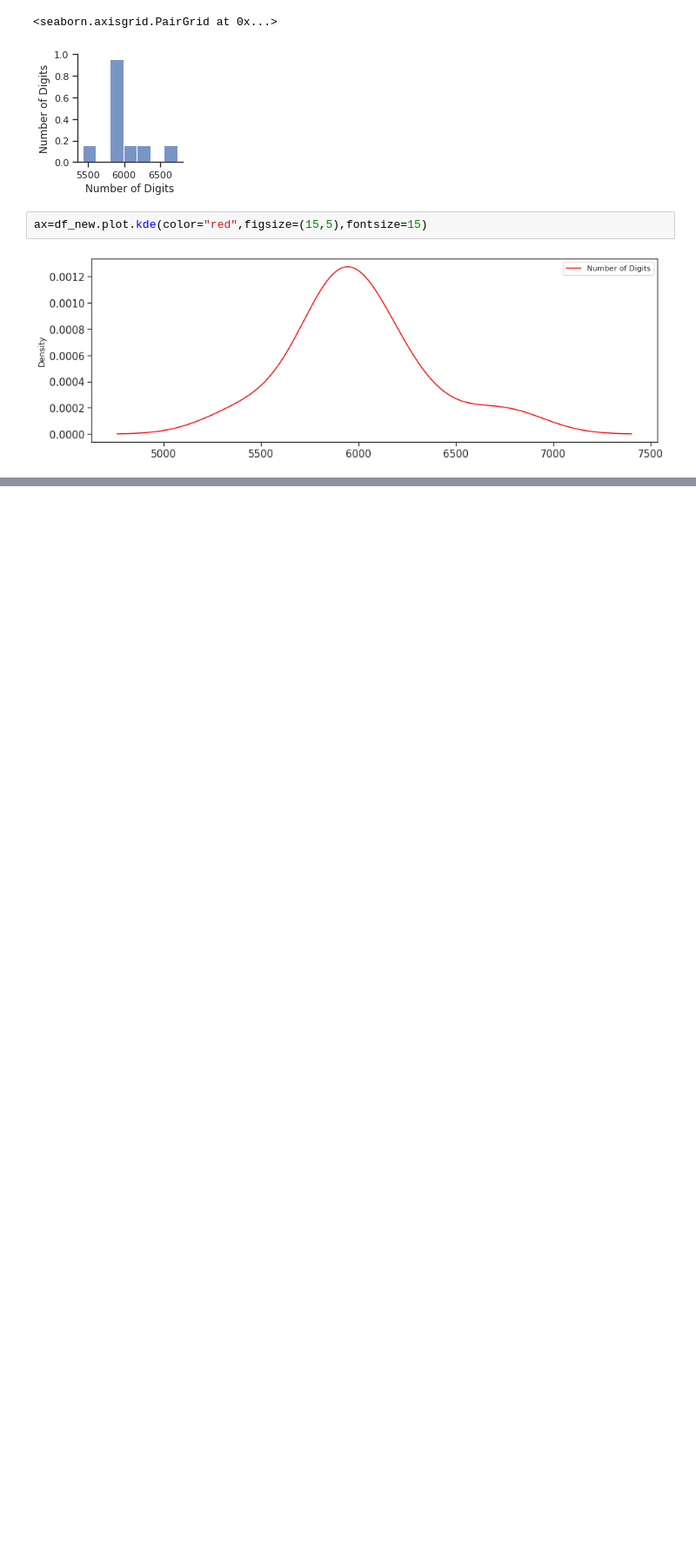
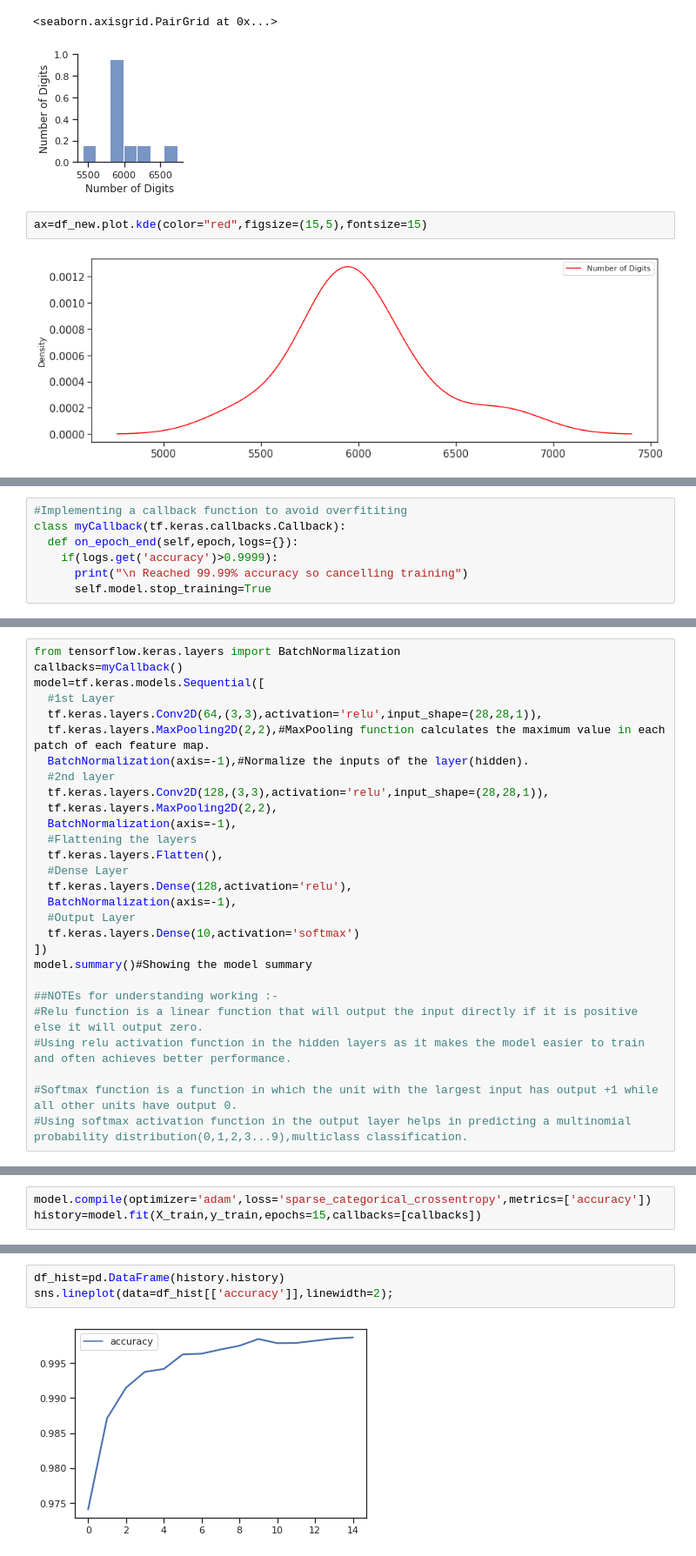
Before and after one commit to Data-Science-Community-SRM/Hand-Written-Digit-Classification-Recognition, a Jupyter notebook: P1_DSC.ipynb, the cells around one changed output, grey strips where cells are left out. Shown: that part at 87% size. Saved outputs shown, nothing was run; the diff lists cells and outputs as text; blank space fills up the shorter version.

Commit message:
Model is ready.

```diff
--- a/P1_DSC.ipynb
+++ b/P1_DSC.ipynb
@@ -154,0 +130,7 @@ Epoch 5/20
+# %%
+#Implementing a callback function to avoid overfititing
+class myCallback(tf.keras.callbacks.Callback):
+  def on_epoch_end(self,epoch,logs={}):
+    if(logs.get('accuracy')>0.9999):
+      print("\n Reached 99.99% accuracy so cancelling training")
+      self.model.stop_training=True
@@ -154,0 +139,28 @@ Epoch 5/20
+# %%
+from tensorflow.keras.layers import BatchNormalization
+callbacks=myCallback()
+model=tf.keras.models.Sequential([
+  #1st Layer
+  tf.keras.layers.Conv2D(64,(3,3),activation='relu',input_shape=(28,28,1)),
+  tf.keras.layers.MaxPooling2D(2,2),#MaxPooling function calculates the maximum value in each patch of each feature map.
+  BatchNormalization(axis=-1),#Normalize the inputs of the layer(hidden).
+  #2nd layer
+  tf.keras.layers.Conv2D(128,(3,3),activation='relu',input_shape=(28,28,1)),
+  tf.keras.layers.MaxPooling2D(2,2),
+  BatchNormalization(axis=-1),
+  #Flattening the layers
+  tf.keras.layers.Flatten(),
+  #Dense Layer
+  tf.keras.layers.Dense(128,activation='relu'),
+  BatchNormalization(axis=-1),
+  #Output Layer
+  tf.keras.layers.Dense(10,activation='softmax')
+])
+model.summary()#Showing the model summary
+
+##NOTEs for understanding working :-
+#Relu function is a linear function that will output the input directly if it is positive else it will output zero.
+#Using relu activation function in the hidden layers as it makes the model easier to train and often achieves better performance.
+
+#Softmax function is a function in which the unit with the largest input has output +1 while all other units have output 0.
+#Using softmax activation function in the output layer helps in predicting a multinomial probability distribution(0,1,2,3...9),multiclass classification.
@@ -154,0 +187,3 @@ Epoch 5/20
+# %%
+model.compile(optimizer='adam',loss='sparse_categorical_crossentropy',metrics=['accuracy'])
+history=model.fit(X_train,y_train,epochs=15,callbacks=[callbacks])
@@ -154,0 +218,5 @@ Epoch 5/20
+# %%
+df_hist=pd.DataFrame(history.history)
+sns.lineplot(data=df_hist[['accuracy']],linewidth=2);
+# %% [output]
+[figure, added]
```
Also changed, not shown: parts of 20 cells of this notebook.
